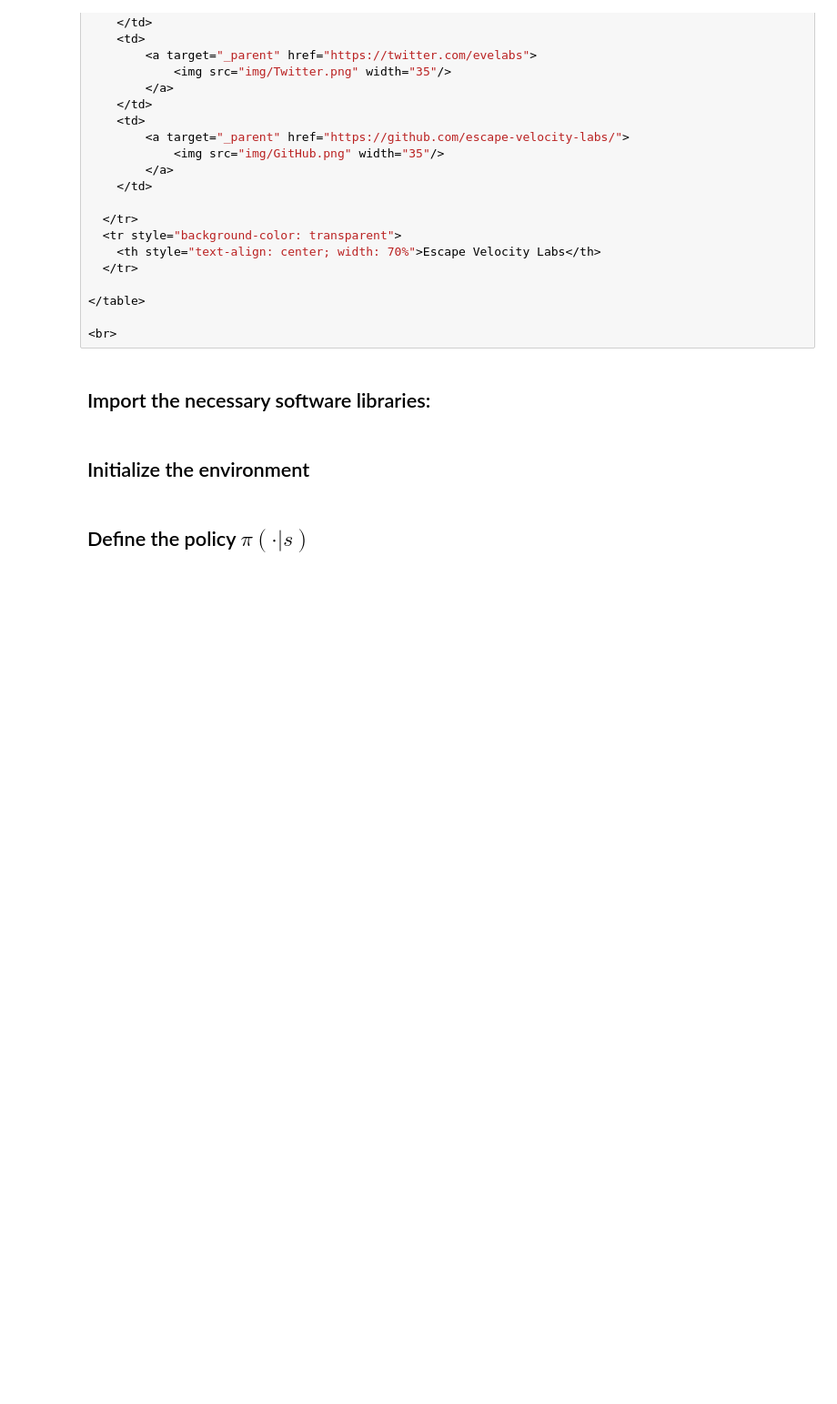
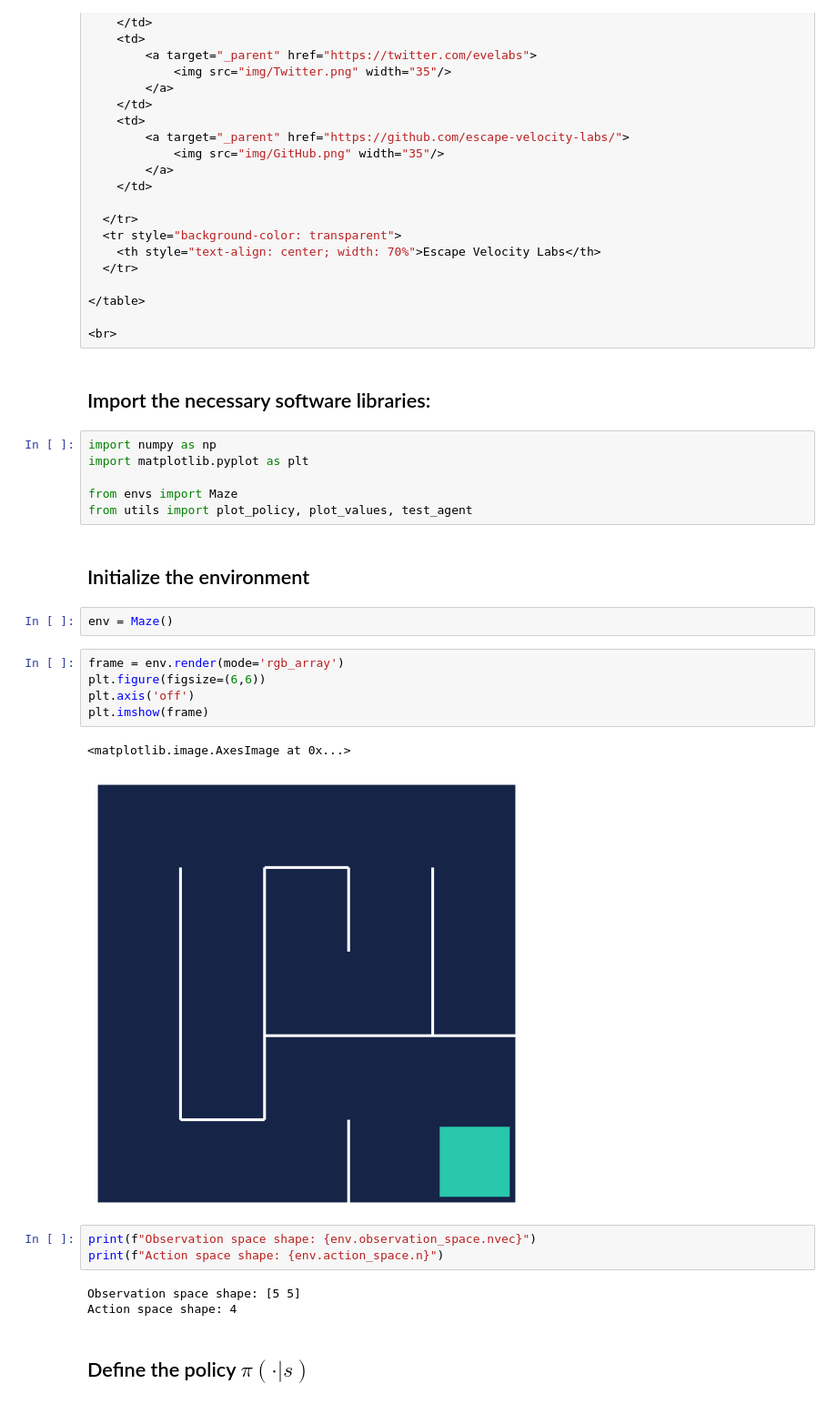
Before and after one commit to LooseTerrifyingSpaceMonkey/courses-books, a Jupyter notebook: reinforcement-learning-beginner-master/Section_3_value_iteration.ipynb, the cells around one changed output. Shown at 91% size. Drawn from its saved outputs; the diff is of its cells as text; blank space fills up the shorter version.

```diff
--- a/reinforcement-learning-beginner-master/Section_3_value_iteration.ipynb
+++ b/reinforcement-learning-beginner-master/Section_3_value_iteration.ipynb
@@ -61,8 +61,30 @@
 <br>
 # %% [markdown]
 ## Import the necessary software libraries:
+# %%
+import numpy as np
+import matplotlib.pyplot as plt
+
+from envs import Maze
+from utils import plot_policy, plot_values, test_agent
 # %% [markdown]
 ## Initialize the environment
+# %%
+env = Maze()
+# %%
+frame = env.render(mode='rgb_array')
+plt.figure(figsize=(6,6))
+plt.axis('off')
+plt.imshow(frame)
+# %% [output]
+<matplotlib.image.AxesImage at 0x...>
+[figure, added]
+# %%
+print(f"Observation space shape: {env.observation_space.nvec}")
+print(f"Action space shape: {env.action_space.n}")
+# %% [output]
+Observation space shape: [5 5]
+Action space shape: 4
 # %% [markdown]
 ## Define the policy $\pi(\cdot|s)$
 # %% [markdown]
```
Also changed, not shown: parts of 12 cells of this notebook, 3 other files.
